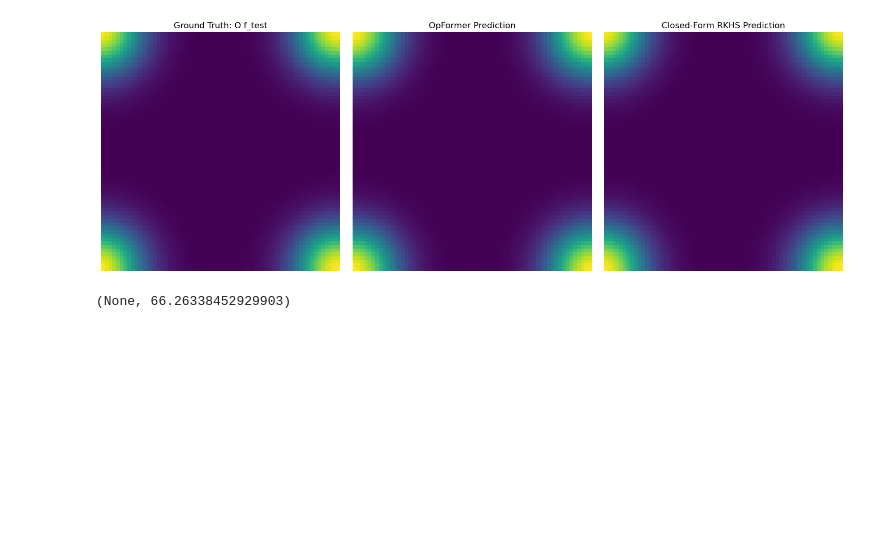
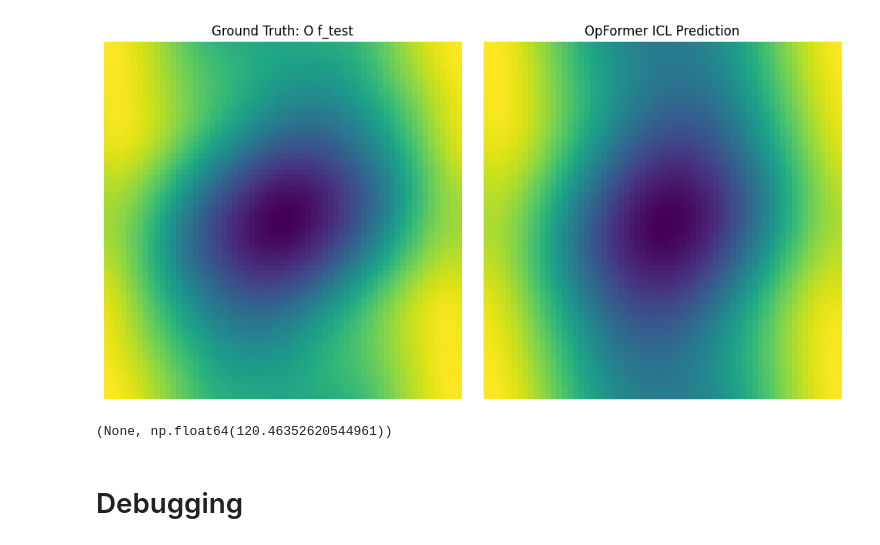
Before and after one commit to yashpatel5400/opicl, a Jupyter notebook: debug.ipynb, the cells around one changed output. Drawn from its saved outputs; the diff is of its cells as text; code cells hidden in the pictures; blank space fills up the shorter version.

```diff
--- a/debug.ipynb
+++ b/debug.ipynb
@@ -129,0 +118,11 @@ errors = np.array([np.sum((pred - Of_test) ** 2) for pred in preds])
+# %%
+plt.title("Layers vs Error")
+plt.xlabel("Layers")
+plt.ylabel("|| u - Of ||^2")
+
+for kernel_name in ["gaussian"]:
+    if kernel_name == "mexican_hat":
+        continue
+    plt.plot(kernel_to_errors[kernel_name], label=kernel_name)
+
+plt.legend()
@@ -130 +242,23 @@ errors = np.array([np.sum((pred - Of_test) ** 2) for pred in preds])
+# %%
+
+def construct_Z(f_test):
+    f_full = np.concatenate([f[:-1], np.expand_dims(f_test, axis=0)], axis=0)
+    Z = np.expand_dims(np.concatenate([f_full, Of], axis=1), axis=0)
+    Z_pt = torch.from_numpy(Z).to(device).to(torch.float32)
+    Z_pt[:,-1,im_size[0]:] = 0
+    return Z_pt
+
+device = "cuda"
+im_size = (64, 64)
+
+Z_pt = construct_Z(f_test)
+
+kernel_names = kernel_maps.available_kernels()
+kernel_to_preds, kernel_to_errors = {}, {}
+for kernel_name in [kernel_names[0]]:
+    opformer = TransformerOperator(num_layers=350, im_size=im_size, kernel=kernel_maps.get_kernel(kernel_name), icl_lr=5e-2, icl_init=True).to(device)
+    _, preds = opformer(Z_pt)
+
+    kernel_to_preds[kernel_name]  = np.array([pred[0,-1,64:,:,0] for pred in preds]) # just extract bottom right for test prediction
+    kernel_to_errors[kernel_name] = np.array([np.sum((test_pred - Of_test) ** 2) for test_pred in kernel_to_preds[kernel_name]])
 # %%
@@ -135,21 +280,19 @@ plt.plot(errors)
 # %%
 # Plot comparison
-fig, axes = plt.subplots(1, 3, figsize=(15, 5))
+fig, axes = plt.subplots(1, 2, figsize=(10, 5))
 
 axes[0].imshow(Of_test, cmap='viridis')
 axes[0].set_title("Ground Truth: O f_test")
 axes[0].axis('off')
 
-axes[2].imshow(Of_test_pred_gd, cmap='viridis')
-axes[2].set_title("Closed-Form RKHS Prediction")
-axes[2].axis('off')
-
-axes[1].imshow(preds[-1,0], cmap='viridis')
-axes[1].set_title("OpFormer Prediction")
+axes[1].imshow(kernel_to_preds["laplace"][-1,0], cmap='viridis')
+axes[1].set_title("OpFormer ICL Prediction")
 axes[1].axis('off')
 
 plt.tight_layout()
 plt.show(), losses[-1]
 # %% [output]
-[figure, old version]
+[figure, new version]
-(None, 66.26338452929903)
+(None, np.float64(120.46352620544961))
+# %% [markdown]
+# Debugging
```
Also changed, not shown: parts of 14 cells of this notebook, 1 other file.
